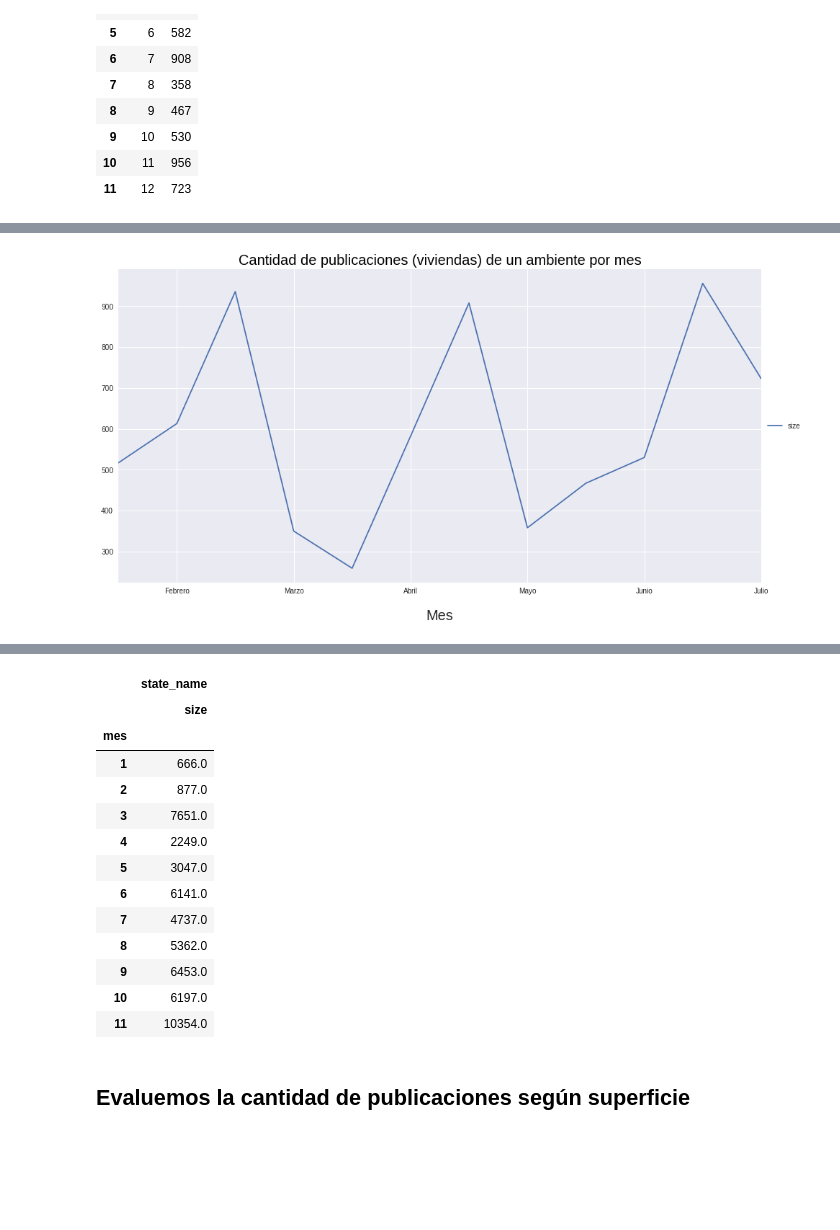
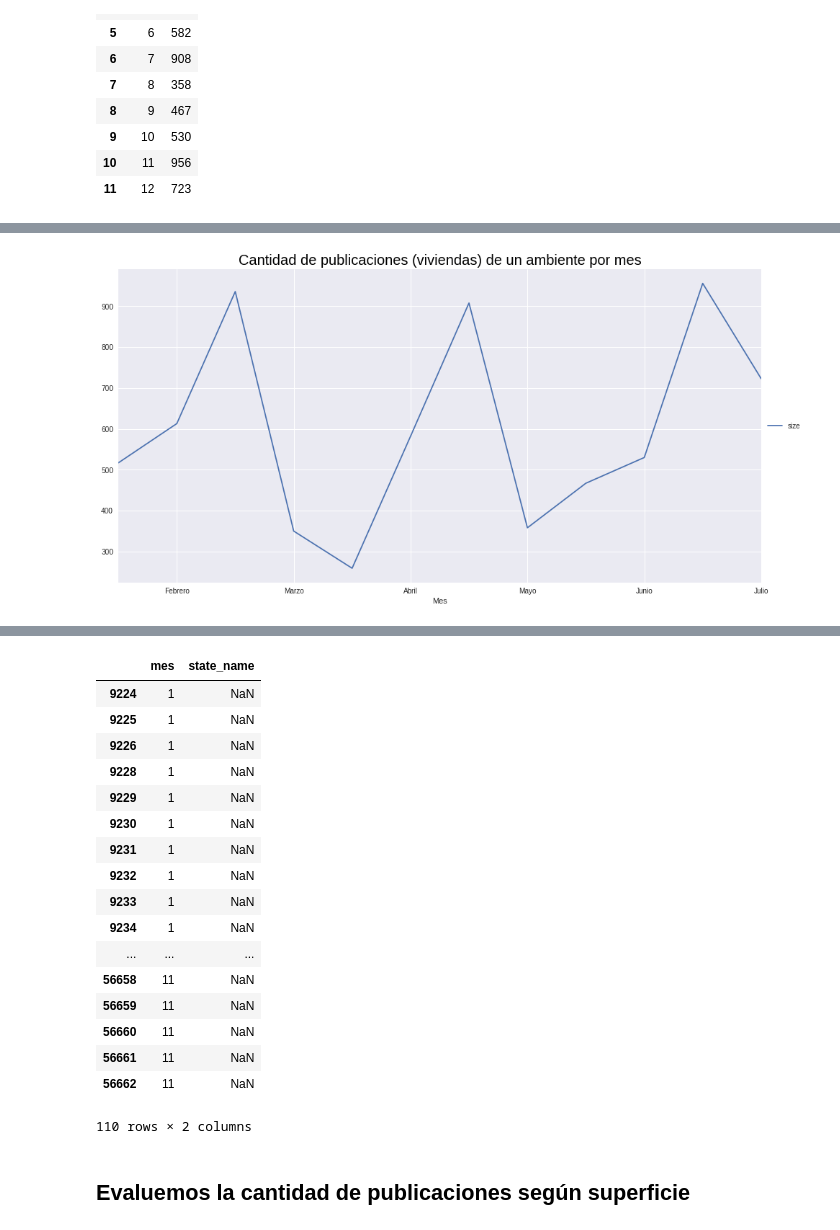
Before and after one commit to nicolaslongo/datos-TP1, a Jupyter notebook: Tendencia o crisis habitacional.ipynb, the cells around one changed output, grey strips where cells are left out. Saved outputs shown, nothing was run; the diff lists cells and outputs as text; code cells hidden in the pictures; blank space fills up the shorter version.

```diff
--- a/Tendencia o crisis habitacional.ipynb
+++ b/Tendencia o crisis habitacional.ipynb
@@ -181,17 +181,17 @@ pev_1amb_2015
 # %%
 pev_1amb_2016 = pd.pivot_table(pev_1amb_2016, values='size', index='mes')
 
 f = plt.figure()
 ax = pev_1amb_2016.plot(kind='line', figsize=(16,8), ax=f.gca())
 handles, labels = ax.get_legend_handles_labels()
 ax.set_title('Cantidad de publicaciones (viviendas) de un ambiente por mes', color='black',size=20.0)
 ax.set_xticklabels(['Enero','Febrero','Marzo','Abril','Mayo','Junio','Julio', 'Agosto', 'Septiembre',\
-    'Octubre', 'Noviembre', 'Diciembre', 'de mas'])
-ax.set_xlabel('Mes',size=20.0,labelpad=20.0);
+    'Octubre', 'Noviembre', 'Diciembre'])
+ax.set_xlabel('Mes');
 plt.legend(handles[::-1], labels[::-1],loc='center left', bbox_to_anchor=(1.0, 0.5))
 plt.show()
 # %% [output]
-[figure, old version]
+[figure, new version]
 # %%
 pev5['fecha'] = pd.to_datetime(pev5['created_on'])
 pev5['anio'] = pev5['fecha'].map(lambda x:x.year)
@@ -212,23 +212,27 @@ pev5.tail(10)
 10 rows × 23 columns
 # %%
 pev5sarpeta = pev5.loc[((pev5.property_type.str.contains('house')) | (pev5.property_type.str.contains('apartment'))) &\
-            (pev5.anio == 2014), ['mes', 'state_name']].groupby('mes').\
+            (pev5.anio == 2014), ['mes', 'state_name']].groupby('mes')#.\
             agg([np.size])
-pev5sarpeta
+pev5sarpeta.head(10)
 # %% [output]
-|  | state_name |
-|  | size |
-| mes |  |
-| 1 | 666.0 |
-| 2 | 877.0 |
-| 3 | 7651.0 |
-| 4 | 2249.0 |
-| 5 | 3047.0 |
-| 6 | 6141.0 |
-| 7 | 4737.0 |
-| 8 | 5362.0 |
-| 9 | 6453.0 |
-| 10 | 6197.0 |
-| 11 | 10354.0 |
+|  | mes | state_name |
+| 9224 | 1 | NaN |
+| 9225 | 1 | NaN |
+| 9226 | 1 | NaN |
+| 9228 | 1 | NaN |
+| 9229 | 1 | NaN |
+| 9230 | 1 | NaN |
+| 9231 | 1 | NaN |
+| 9232 | 1 | NaN |
+| 9233 | 1 | NaN |
+| 9234 | 1 | NaN |
+| ... | ... | ... |
+| 56658 | 11 | NaN |
+| 56659 | 11 | NaN |
+| 56660 | 11 | NaN |
+| 56661 | 11 | NaN |
+| 56662 | 11 | NaN |
+110 rows × 2 columns
 # %% [markdown]
 ## Evaluemos la cantidad de publicaciones según superficie
```
Also changed, not shown: parts of 3 cells of this notebook, 1 other file.
